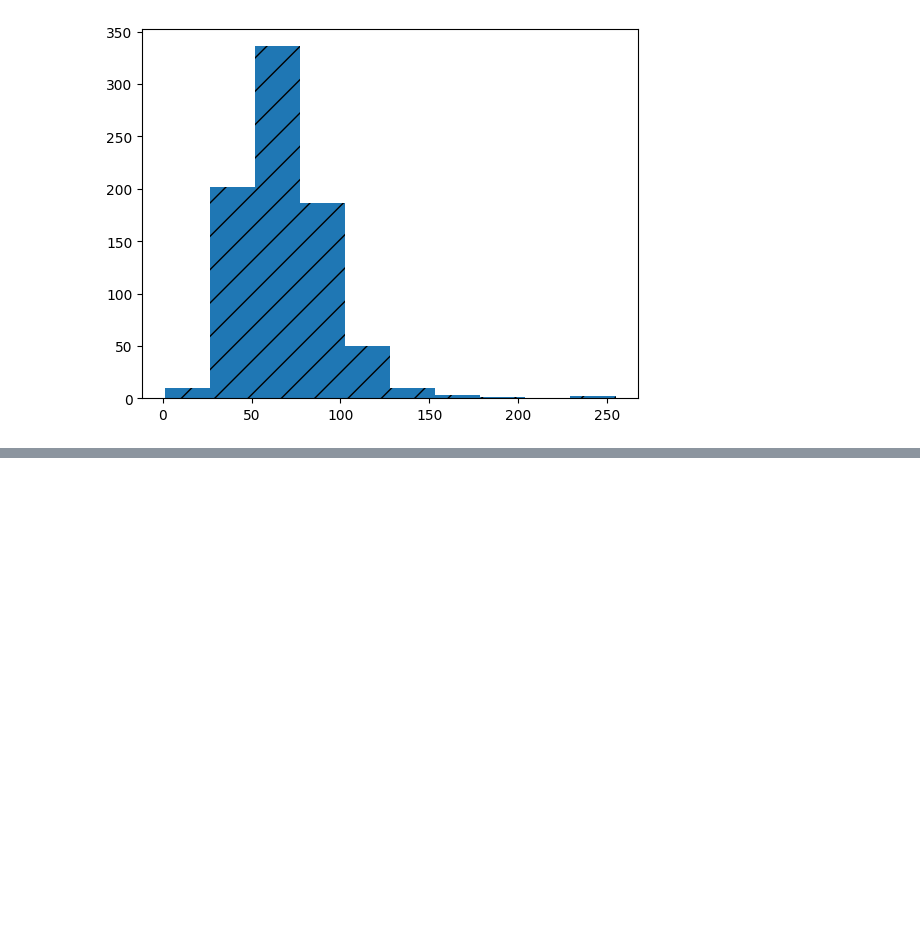
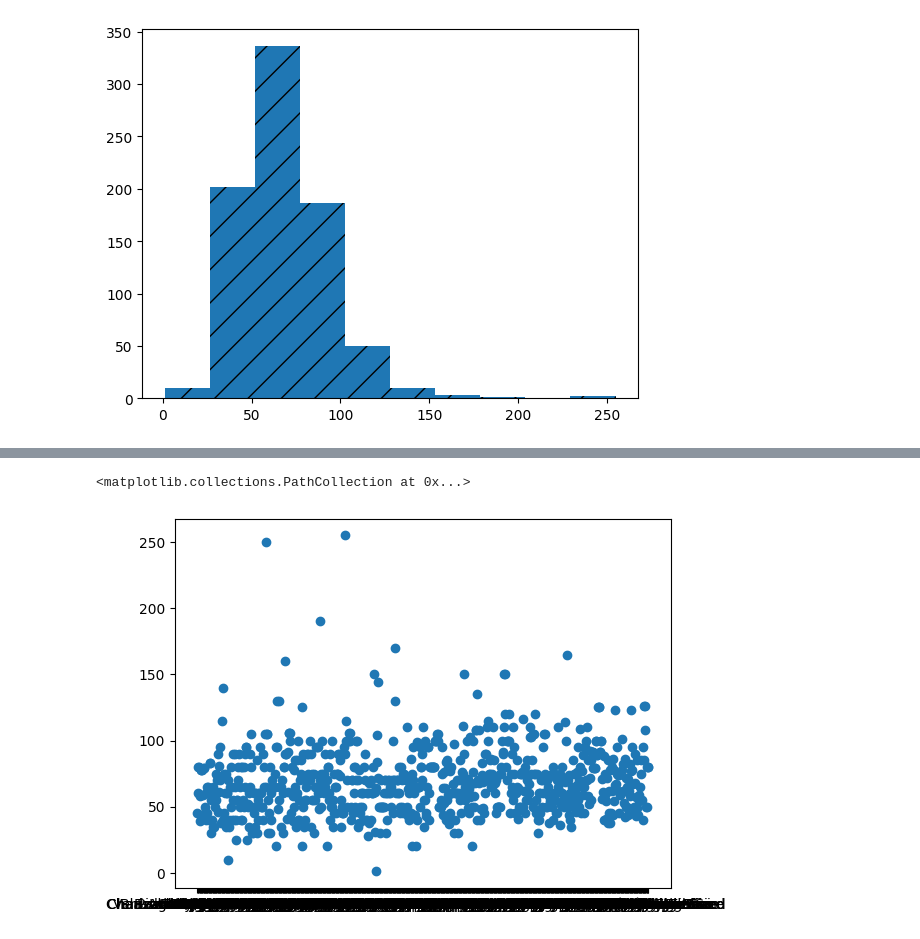
Before and after one commit to 123anshika456/DA-python, a Jupyter notebook: pokemon.ipynb, the cells around one changed output, grey strips where cells are left out. Drawn from its saved outputs; the diff is of its cells as text; code cells hidden in the pictures; blank space fills up the shorter version.

```diff
--- a/pokemon.ipynb
+++ b/pokemon.ipynb
@@ -25,0 +52,5 @@ plt.show()
+# %%
+plt.scatter(x='Name', y='HP', data=df)
+# %% [output]
+<matplotlib.collections.PathCollection at 0x...>
+[figure, added]
```
Also changed, not shown: parts of 9 cells of this notebook, 2 other files.
